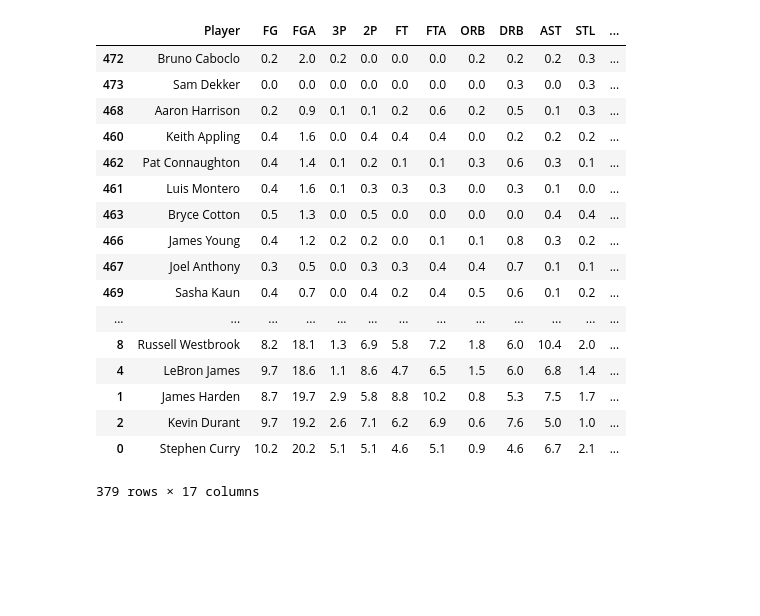
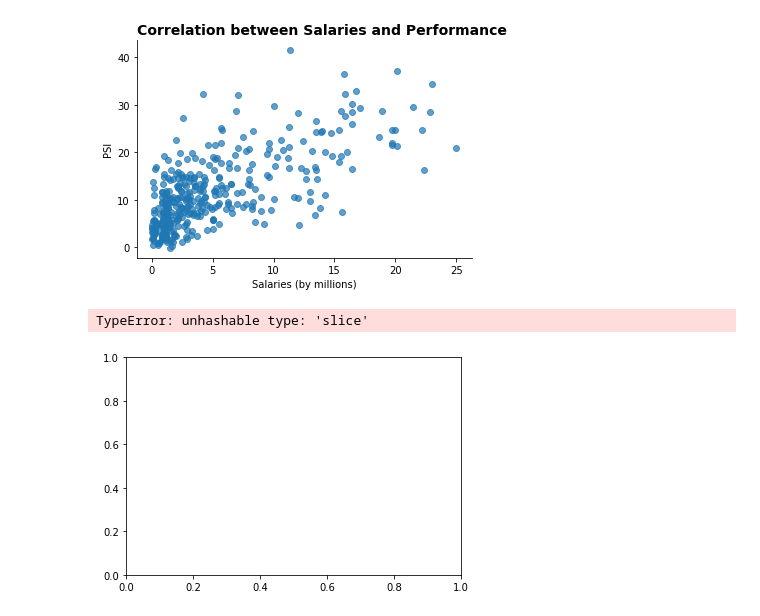
Before and after one commit to alim2022/NBA_Salr_Bask, a Jupyter notebook: PSI.ipynb, the cells around one changed output. Drawn from its saved outputs; the diff is of its cells as text; code cells hidden in the pictures; blank space fills up the shorter version.

Commit message:
I started another plot diagram for PSI

```diff
--- a/PSI.ipynb
+++ b/PSI.ipynb
@@ -81,21 +64,37 @@ Newdf.sort_values(by=['PSI'])
-# %%
-Newdf.sort_values(by=['PSI'])
-# %% [output]
-|  | Player | FG | FGA | 3P | 2P | FT | FTA | ORB | DRB | AST | STL | ... |
-| 472 | Bruno Caboclo | 0.2 | 2.0 | 0.2 | 0.0 | 0.0 | 0.0 | 0.2 | 0.2 | 0.2 | 0.3 | ... |
-| 473 | Sam Dekker | 0.0 | 0.0 | 0.0 | 0.0 | 0.0 | 0.0 | 0.0 | 0.3 | 0.0 | 0.3 | ... |
-| 468 | Aaron Harrison | 0.2 | 0.9 | 0.1 | 0.1 | 0.2 | 0.6 | 0.2 | 0.5 | 0.1 | 0.3 | ... |
-| 460 | Keith Appling | 0.4 | 1.6 | 0.0 | 0.4 | 0.4 | 0.4 | 0.0 | 0.2 | 0.2 | 0.2 | ... |
-| 462 | Pat Connaughton | 0.4 | 1.4 | 0.1 | 0.2 | 0.1 | 0.1 | 0.3 | 0.6 | 0.3 | 0.1 | ... |
-| 461 | Luis Montero | 0.4 | 1.6 | 0.1 | 0.3 | 0.3 | 0.3 | 0.0 | 0.3 | 0.1 | 0.0 | ... |
-| 463 | Bryce Cotton | 0.5 | 1.3 | 0.0 | 0.5 | 0.0 | 0.0 | 0.0 | 0.0 | 0.4 | 0.4 | ... |
-| 466 | James Young | 0.4 | 1.2 | 0.2 | 0.2 | 0.0 | 0.1 | 0.1 | 0.8 | 0.3 | 0.2 | ... |
-| 467 | Joel Anthony | 0.3 | 0.5 | 0.0 | 0.3 | 0.3 | 0.4 | 0.4 | 0.7 | 0.1 | 0.1 | ... |
-| 469 | Sasha Kaun | 0.4 | 0.7 | 0.0 | 0.4 | 0.2 | 0.4 | 0.5 | 0.6 | 0.1 | 0.2 | ... |
-| ... | ... | ... | ... | ... | ... | ... | ... | ... | ... | ... | ... | ... |
-| 8 | Russell Westbrook | 8.2 | 18.1 | 1.3 | 6.9 | 5.8 | 7.2 | 1.8 | 6.0 | 10.4 | 2.0 | ... |
-| 4 | LeBron James | 9.7 | 18.6 | 1.1 | 8.6 | 4.7 | 6.5 | 1.5 | 6.0 | 6.8 | 1.4 | ... |
-| 1 | James Harden | 8.7 | 19.7 | 2.9 | 5.8 | 8.8 | 10.2 | 0.8 | 5.3 | 7.5 | 1.7 | ... |
-| 2 | Kevin Durant | 9.7 | 19.2 | 2.6 | 7.1 | 6.2 | 6.9 | 0.6 | 7.6 | 5.0 | 1.0 | ... |
-| 0 | Stephen Curry | 10.2 | 20.2 | 5.1 | 5.1 | 4.6 | 5.1 | 0.9 | 4.6 | 6.7 | 2.1 | ... |
-379 rows × 17 columns
+# %%
+fig, ax = plt.subplots()
+
+ax.scatter(Newdf["SIM"], Newdf["PSI"],
+            alpha= 0.70)
+
+ax.set_title('Correlation between Salaries and Performance', loc='left', fontsize=14, fontweight = "bold")
+
+ax.set_xlabel("Salaries (by millions)")
+ax.set_ylabel("PSI")
+
+ax.spines["right"].set_visible(False)
+ax.spines["top"].set_visible(False)
+
+plt.show()
+# %% [output]
+[figure, added]
+# %%
+fig, ax = plt.subplots()
+
+
+ax.scatter(Newdf["SIM"], Newdf["PSI"], c=Newdf[:,2], alpha= 0.70)
+
+cbar = plt.colorbar()
+
+ax.set_title('Correlation between Salaries and Performance', loc='left', fontsize=14, fontweight = "bold")
+
+ax.set_xlabel("Salaries (by millions)")
+ax.set_ylabel("PSI")
+
+ax.spines["right"].set_visible(False)
+ax.spines["top"].set_visible(False)
+
+plt.show()
+# %% [output]
+TypeError: unhashable type: 'slice'
+[figure, added]
```
Also changed, not shown: parts of 7 cells of this notebook.
